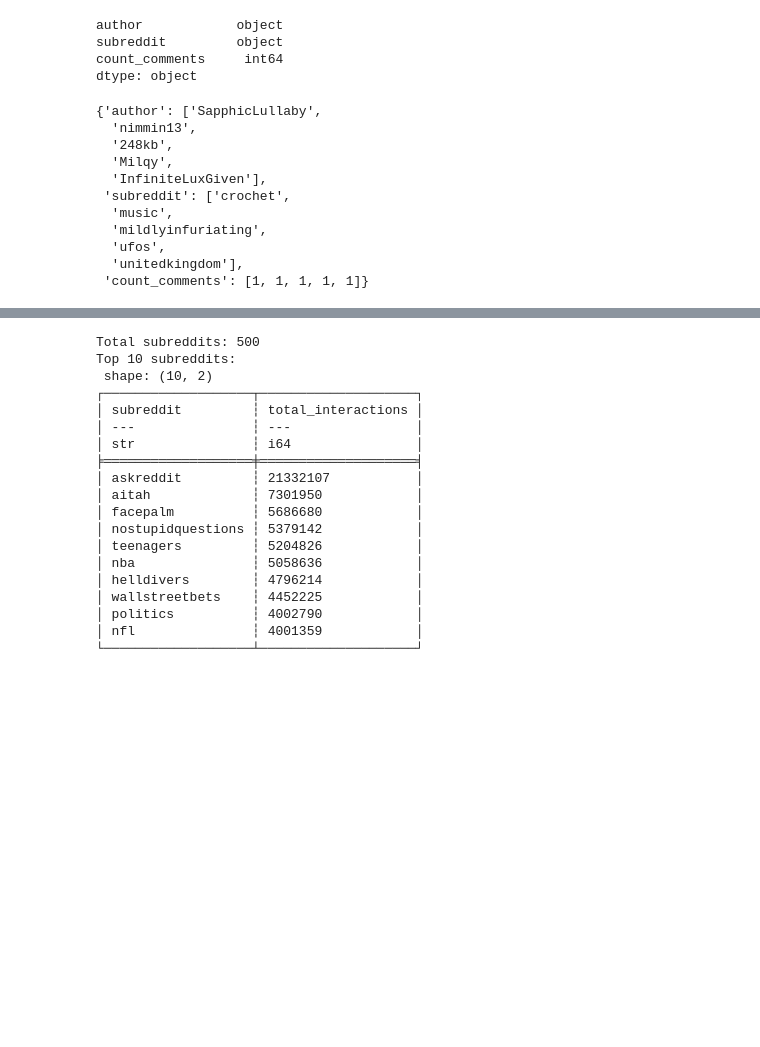
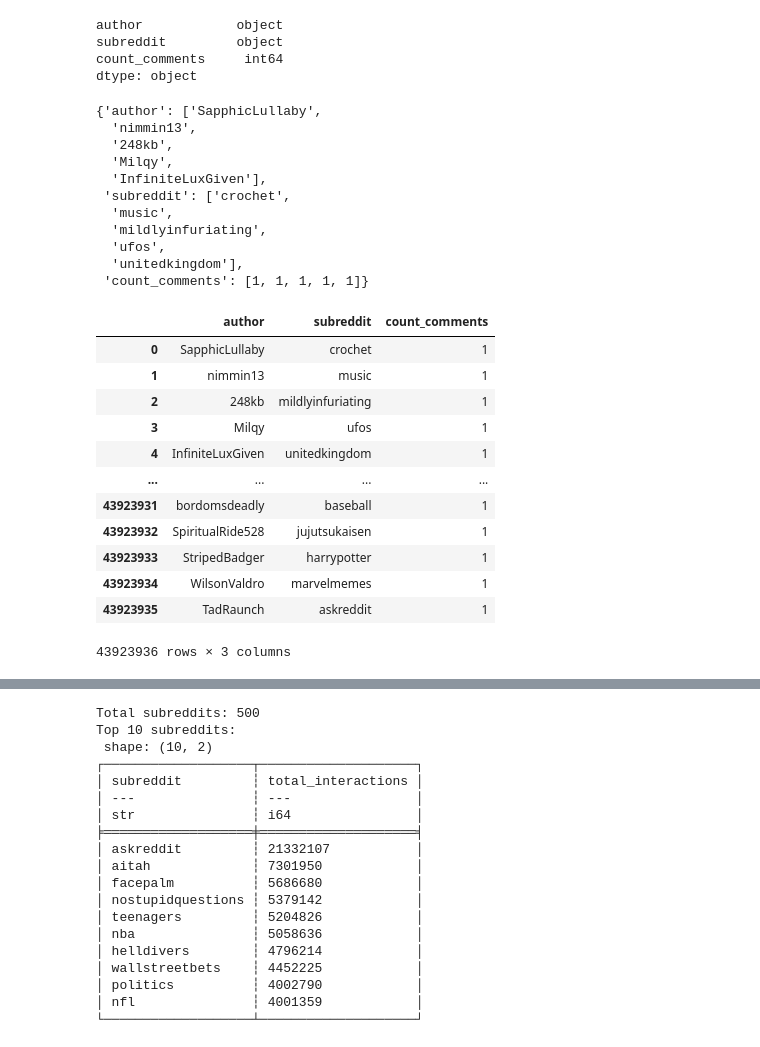
Before and after one commit to Donyl-Alcantara/Accesslab_MiniProject_Alcantara-Vocal, a Jupyter notebook: 02 Clustering.ipynb, the cells around one changed output, grey strips where cells are left out. Drawn from its saved outputs; the diff is of its cells as text; code cells hidden in the pictures; blank space fills up the shorter version.

```diff
--- a/02 Clustering.ipynb
+++ b/02 Clustering.ipynb
@@ -28,20 +45,34 @@ dtype: object
 # %%
-df_sample_c = pd.read_parquet("parquet/comments_2024_april_full.parquet", engine="fastparquet")
+df_sample_c = pd.read_parquet("data/comments_2024-04.parquet", engine="fastparquet")
 print(df_sample_c.dtypes)
 display(df_sample_c.head(5).to_dict(orient="list"))
+display(df_sample_c)
 # %% [output]
 author            object
 subreddit         object
 count_comments     int64
 dtype: object
 {'author': ['SapphicLullaby',
   'nimmin13',
   '248kb',
   'Milqy',
   'InfiniteLuxGiven'],
  'subreddit': ['crochet',
   'music',
   'mildlyinfuriating',
   'ufos',
   'unitedkingdom'],
  'count_comments': [1, 1, 1, 1, 1]}
+|  | author | subreddit | count_comments |
+| 0 | SapphicLullaby | crochet | 1 |
+| 1 | nimmin13 | music | 1 |
+| 2 | 248kb | mildlyinfuriating | 1 |
+| 3 | Milqy | ufos | 1 |
+| 4 | InfiniteLuxGiven | unitedkingdom | 1 |
+| ... | ... | ... | ... |
+| 43923931 | bordomsdeadly | baseball | 1 |
+| 43923932 | SpiritualRide528 | jujutsukaisen | 1 |
+| 43923933 | StripedBadger | harrypotter | 1 |
+| 43923934 | WilsonValdro | marvelmemes | 1 |
+| 43923935 | TadRaunch | askreddit | 1 |
+43923936 rows × 3 columns
```
Also changed, not shown: parts of 19 cells of this notebook, 1 other file.
